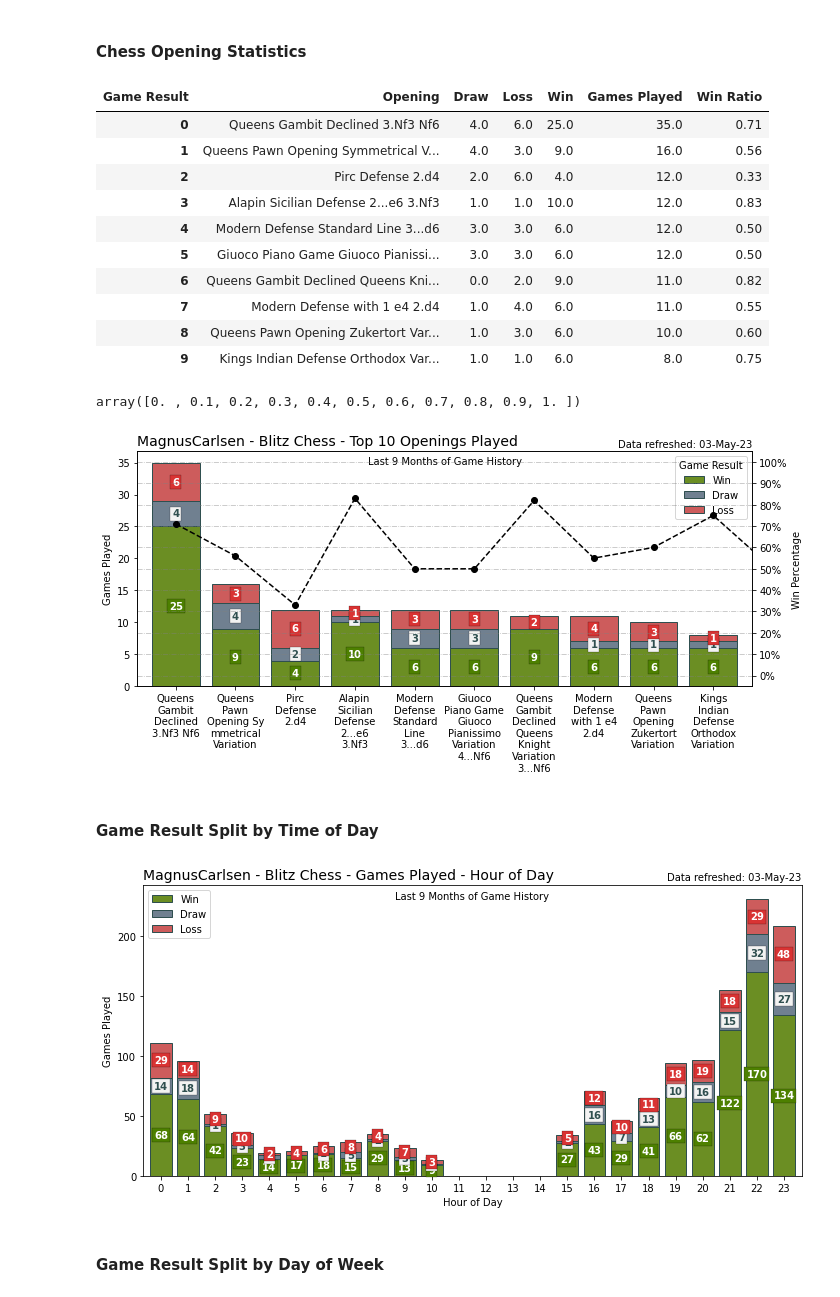
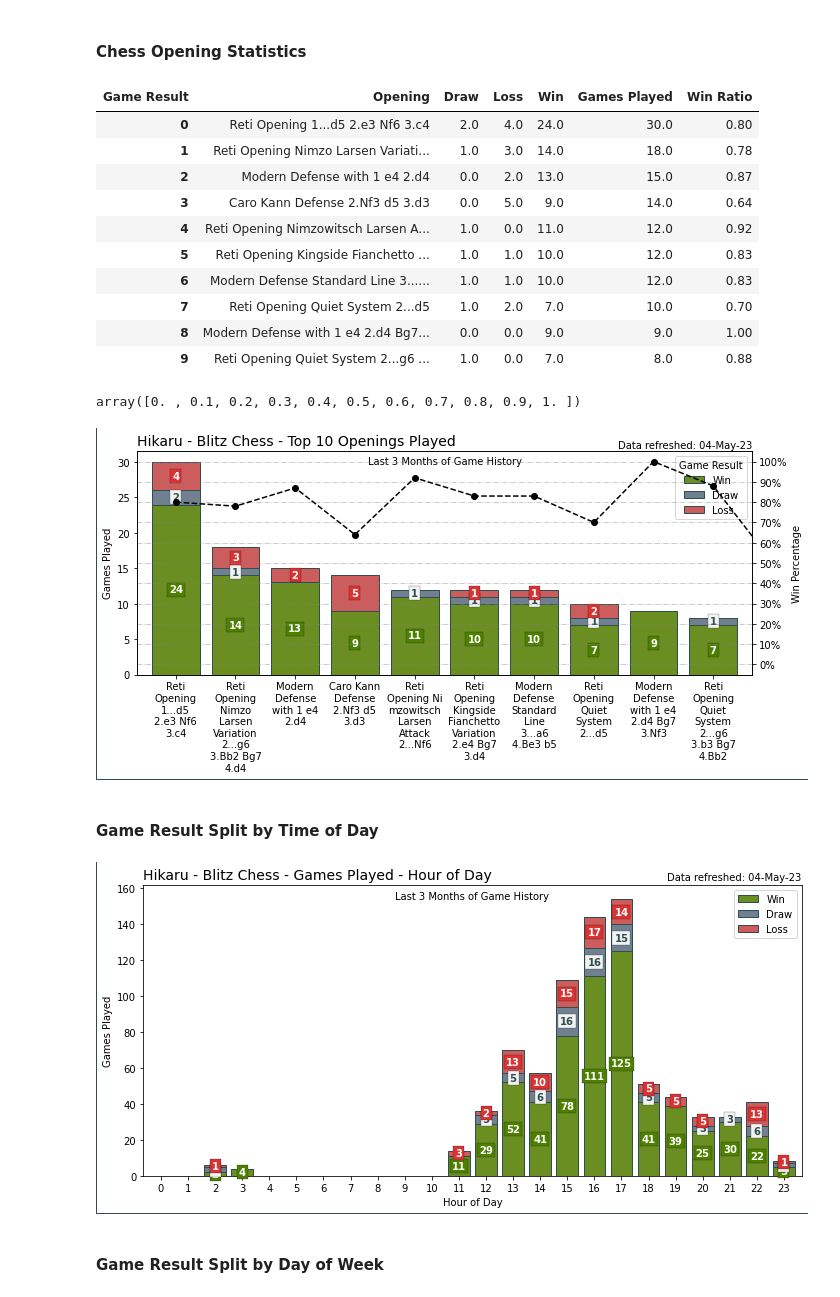
Before and after one commit to Filpill/chess_analysis, a Jupyter notebook: chess_analysis_v2.ipynb, the cells around one changed output. Saved outputs shown, nothing was run; the diff lists cells and outputs as text; code cells hidden in the pictures.

```diff
--- a/chess_analysis_v2.ipynb
+++ b/chess_analysis_v2.ipynb
@@ -101,8 +83,8 @@ def pathing(folder_path,filename):
 # %%
 #Retrieveing Archive of My Entire Chess.com History
 today_str = date.today().strftime('%d-%b-%y')
-player = 'MagnusCarlsen'
-last_x_months = 9
+player = 'Hikaru'
+last_x_months = 3
 archive_dict = httpsReq(f'https://api.chess.com/pub/player/{player.lower()}/games/archives')
 print(f'API Request for Monthly API Endpoints Successful')
 archive = (archive_dict['archives'])
@@ -431,16 +410,16 @@ df_openings.reset_index(inplace=True)
 df_openings.head(10)
 # %% [output]
 | Game Result | Opening | Draw | Loss | Win | Games Played | Win Ratio |
-| 0 | Queens Gambit Declined 3.Nf3 Nf6 | 4.0 | 6.0 | 25.0 | 35.0 | 0.71 |
-| 1 | Queens Pawn Opening Symmetrical V... | 4.0 | 3.0 | 9.0 | 16.0 | 0.56 |
-| 2 | Pirc Defense 2.d4 | 2.0 | 6.0 | 4.0 | 12.0 | 0.33 |
-| 3 | Alapin Sicilian Defense 2...e6 3.Nf3 | 1.0 | 1.0 | 10.0 | 12.0 | 0.83 |
-| 4 | Modern Defense Standard Line 3...d6 | 3.0 | 3.0 | 6.0 | 12.0 | 0.50 |
-| 5 | Giuoco Piano Game Giuoco Pianissi... | 3.0 | 3.0 | 6.0 | 12.0 | 0.50 |
-| 6 | Queens Gambit Declined Queens Kni... | 0.0 | 2.0 | 9.0 | 11.0 | 0.82 |
-| 7 | Modern Defense with 1 e4 2.d4 | 1.0 | 4.0 | 6.0 | 11.0 | 0.55 |
-| 8 | Queens Pawn Opening Zukertort Var... | 1.0 | 3.0 | 6.0 | 10.0 | 0.60 |
-| 9 | Kings Indian Defense Orthodox Var... | 1.0 | 1.0 | 6.0 | 8.0 | 0.75 |
+| 0 | Reti Opening 1...d5 2.e3 Nf6 3.c4 | 2.0 | 4.0 | 24.0 | 30.0 | 0.80 |
+| 1 | Reti Opening Nimzo Larsen Variati... | 1.0 | 3.0 | 14.0 | 18.0 | 0.78 |
+| 2 | Modern Defense with 1 e4 2.d4 | 0.0 | 2.0 | 13.0 | 15.0 | 0.87 |
+| 3 | Caro Kann Defense 2.Nf3 d5 3.d3 | 0.0 | 5.0 | 9.0 | 14.0 | 0.64 |
+| 4 | Reti Opening Nimzowitsch Larsen A... | 1.0 | 0.0 | 11.0 | 12.0 | 0.92 |
+| 5 | Reti Opening Kingside Fianchetto ... | 1.0 | 1.0 | 10.0 | 12.0 | 0.83 |
+| 6 | Modern Defense Standard Line 3...... | 1.0 | 1.0 | 10.0 | 12.0 | 0.83 |
+| 7 | Reti Opening Quiet System 2...d5 | 1.0 | 2.0 | 7.0 | 10.0 | 0.70 |
+| 8 | Modern Defense with 1 e4 2.d4 Bg7... | 0.0 | 0.0 | 9.0 | 9.0 | 1.00 |
+| 9 | Reti Opening Quiet System 2...g6 ... | 1.0 | 0.0 | 7.0 | 8.0 | 0.88 |
 # %%
 #Creating a Table to split by result category in chart
 df_openings_winLossDraw = df_openings[['Opening','Win','Draw','Loss']]
@@ -457,7 +436,7 @@ np.arange(0,1.1,0.1)
 array([0. , 0.1, 0.2, 0.3, 0.4, 0.5, 0.6, 0.7, 0.8, 0.9, 1. ])
 # %%
 #Plotting chart
-fig, ax = plt.subplots(figsize=(10,5))
+fig, ax = plt.subplots(figsize=(10,5),edgecolor='darkslategrey',linewidth=2)
 df_openings_winLossDraw[0:number_of_openings].plot(kind='bar',ax=ax,stacked=True, color=['olivedrab','slategrey','indianred'],width=0.8,edgecolor='darkslategrey')
 ax.set_title(f'{player} - Blitz Chess - Top {number_of_openings} Openings Played ',loc='left',fontsize=14)
 ax.set_ylabel('Games Played', fontsize=10)
@@ -478,7 +457,6 @@ ax2.yaxis.set_major_formatter(y_fmt)
 ax2.set_axisbelow(True)
 ax2.grid(axis='y',linestyle='dashdot',color='grey',zorder=0,alpha=0.5)
 
-
 #Setting a backround color
 fig.set_facecolor('white')
 
@@ -488,9 +466,13 @@ open_annotation(df_openings[0:number_of_openings],'Draw',ax,draw_offset_list)
 open_annotation(df_openings[0:number_of_openings],'Loss',ax,loss_offset_list)
 plt.tight_layout()
 
-plt.savefig('charts/top_openings.png',edgecolor='darkslategrey',dpi=150)
+fig.savefig(
+    'charts/top_openings.png',
+    edgecolor=fig.get_edgecolor(),
+    dpi=150
+    )
 # %% [output]
-[figure, old version]
+[figure, new version]
 # %% [markdown]
 #### Game Result Split by Time of Day
 # %%
@@ -511,29 +493,33 @@ df_time_winLossDraw = df_time[['Hour','Win','Draw','Loss']]
 [win_offset_list,draw_offset_list,loss_offset_list] = offsets(df_time_winLossDraw)
 # %%
 #Plotting Table
-fig, ax = plt.subplots(figsize=(10,5))
+fig, ax = plt.subplots(figsize=(10,5),edgecolor='darkslategrey',linewidth=2)
 # ax.bar(df_time['Hour'],df_time['Games'])
 df_time_winLossDraw.plot(kind='bar',ax=ax,stacked=True, color=['olivedrab','slategrey','indianred'],width=0.8,edgecolor='darkslategrey')
 ax.set_title(f'{player} - Blitz Chess - Games Played - Hour of Day',loc='left',fontsize=14)
 ax.set_xlabel('Hour of Day', fontsize = 10)
 ax.set_ylabel('Games Played', fontsize=10)
 ax.text(x=1, y=1.045, s=f'Data refreshed: {today_str}', transform=ax.transAxes, va='top', ha='right')
 ax.text(x=0.5, y=0.98, s=f'Last {last_x_months} Months of Game History', transform=ax.transAxes, va='top', ha='center')
 plt.xticks(rotation=0)
 
 #Setting a backround color
 fig.set_facecolor('white')
 
 #Text Annotations
 open_annotation(df_time_winLossDraw,'Win',ax,win_offset_list)
 open_annotation(df_time_winLossDraw,'Draw',ax,draw_offset_list)
 open_annotation(df_time_winLossDraw,'Loss',ax,loss_offset_list)
 plt.tight_layout()
 
 
-plt.savefig('charts/time_of_day.png',edgecolor='darkslategrey',dpi=150)
+plt.savefig(
+    'charts/time_of_day.png',
+    edgecolor=fig.get_edgecolor(),
+    dpi=150
+)
 # %% [output]
-[figure, old version]
+[figure, new version]
 # %% [markdown]
 #### Game Result Split by Day of Week
 # %%
```
Also changed, not shown: parts of 24 cells of this notebook, 14 other files.
